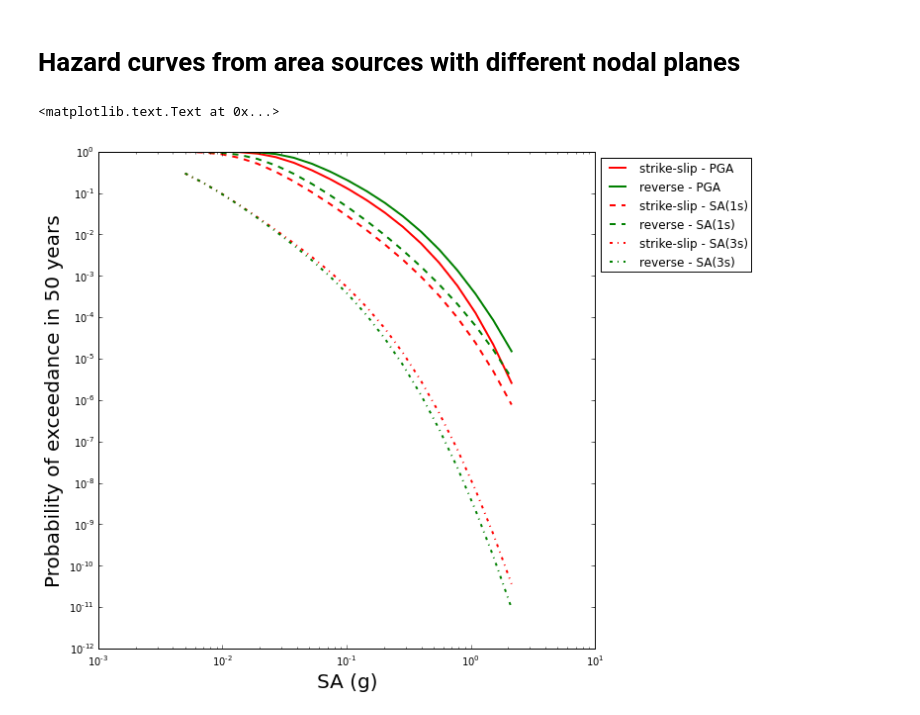
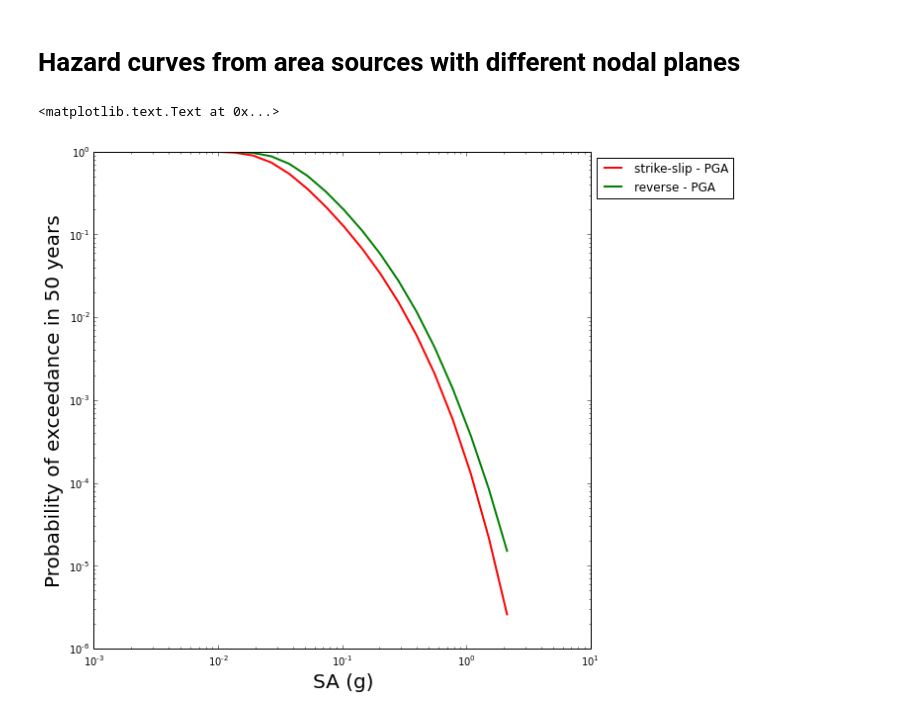
Before and after one commit to GEMScienceTools/notebooks, a Jupyter notebook: hazardlib/HazardCurves.ipynb, the cells around one changed output. Saved outputs shown, nothing was run; the diff lists cells and outputs as text; code cells hidden in the pictures.

```diff
--- a/hazardlib/HazardCurves.ipynb
+++ b/hazardlib/HazardCurves.ipynb
@@ -169,33 +171,33 @@ src2 = AreaSource(
 # compute hazard curve from src1
 imls = [0.005, 0.007, 0.0098, 0.0137, 0.0192, 0.0269, 0.0376, 0.0527, 0.0738, 0.103, 0.145,
         0.203, 0.284, 0.397, 0.556, 0.778, 1.09, 1.52, 2.13]
-curves1 = hazard_curves(
+curves1 = calc_hazard_curves(
     sources=[src1],
     sites=SiteCollection([Site(location=Point(0., 0.), vs30=760., vs30measured=True, z1pt0=40., z2pt5=1.)]),
-    imts={PGA(): imls, SA(period=1, damping=5): imls, SA(period=3, damping=5): imls},
+    imtls={'PGA': imls},
     gsims={'Active Shallow Crust': CampbellBozorgnia2008()},
     truncation_level=None
 )
 # %%
 # compute hazard curve from src2
-curves2 = hazard_curves(
+curves2 = calc_hazard_curves(
     sources=[src2],
     sites=SiteCollection([Site(location=Point(0., 0.), vs30=760., vs30measured=True, z1pt0=40., z2pt5=1.)]),
-    imts={PGA(): imls, SA(period=1, damping=5): imls, SA(period=3, damping=5): imls},
+    imtls={'PGA': imls},
     gsims={'Active Shallow Crust': CampbellBozorgnia2008()},
     truncation_level=None
 )
 # %%
 fig = pyplot.figure(figsize=(9, 9))
-pyplot.loglog(imls, curves1[PGA()][0], '-r', linewidth=2, label='strike-slip - PGA')
-pyplot.loglog(imls, curves2[PGA()][0], '-g', linewidth=2, label='reverse - PGA')
-pyplot.loglog(imls, curves1[SA(period=1, damping=5)][0], '--r', linewidth=2, label='strike-slip - SA(1s)')
-pyplot.loglog(imls, curves2[SA(period=1, damping=5)][0], '--g', linewidth=2, label='reverse - SA(1s)')
-pyplot.loglog(imls, curves1[SA(period=3, damping=5)][0], '-.r', linewidth=2, label='strike-slip - SA(3s)')
-pyplot.loglog(imls, curves2[SA(period=3, damping=5)][0], '-.g', linewidth=2, label='reverse - SA(3s)')
+pyplot.loglog(imls, curves1['PGA'][0], '-r', linewidth=2, label='strike-slip - PGA')
+pyplot.loglog(imls, curves2['PGA'][0], '-g', linewidth=2, label='reverse - PGA')
+#pyplot.loglog(imls, curves1[SA(period=1, damping=5)][0], '--r', linewidth=2, label='strike-slip - SA(1s)')
+#pyplot.loglog(imls, curves2[SA(period=1, damping=5)][0], '--g', linewidth=2, label='reverse - SA(1s)')
+#pyplot.loglog(imls, curves1[SA(period=3, damping=5)][0], '-.r', linewidth=2, label='strike-slip - SA(3s)')
+#pyplot.loglog(imls, curves2[SA(period=3, damping=5)][0], '-.g', linewidth=2, label='reverse - SA(3s)')
 pyplot.legend(loc="upper left", bbox_to_anchor=(1,1))
 pyplot.xlabel('SA (g)', fontsize=20)
 pyplot.ylabel('Probability of exceedance in 50 years', fontsize=20)
 # %% [output]
 <matplotlib.text.Text at 0x...>
-[figure, old version]
+[figure, new version]
```
Also changed, not shown: parts of 4 cells of this notebook.
